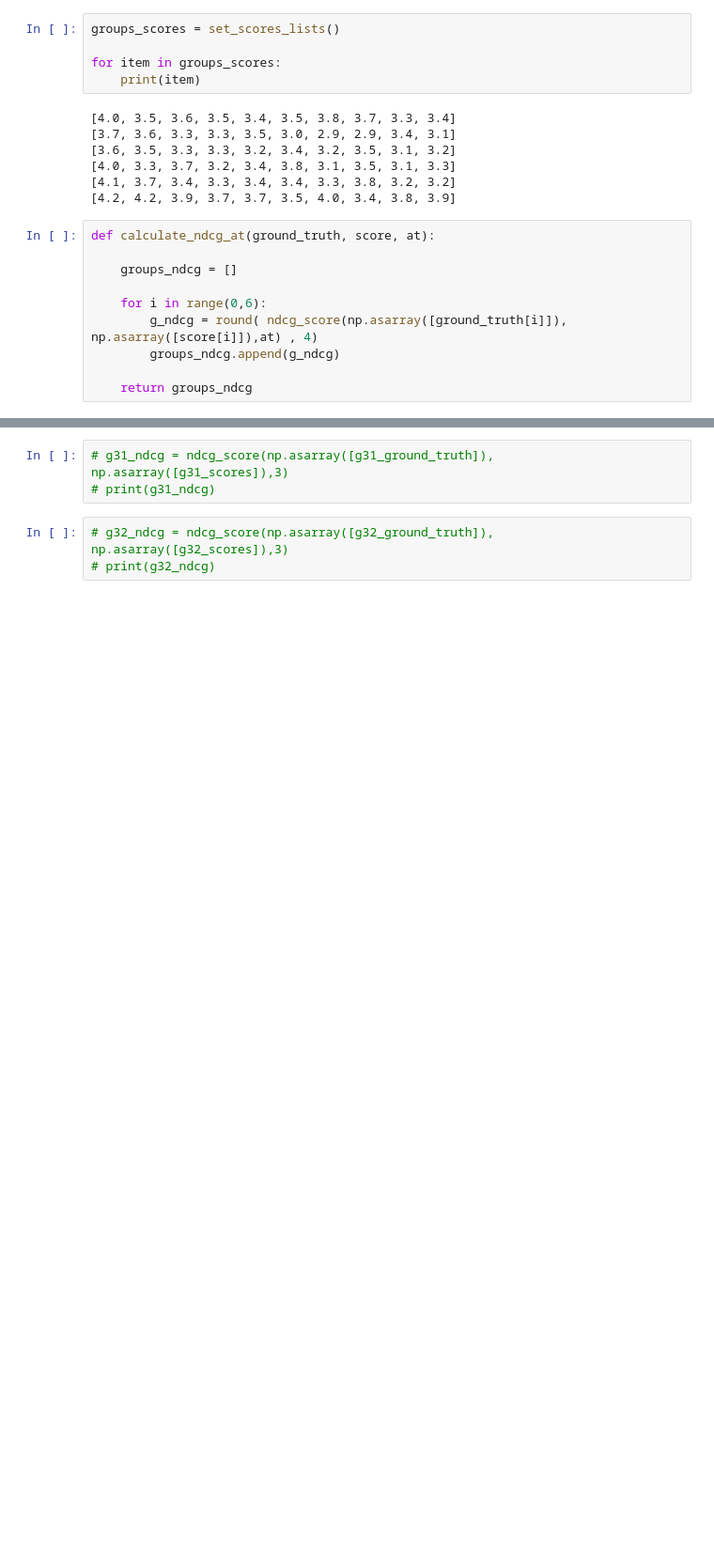
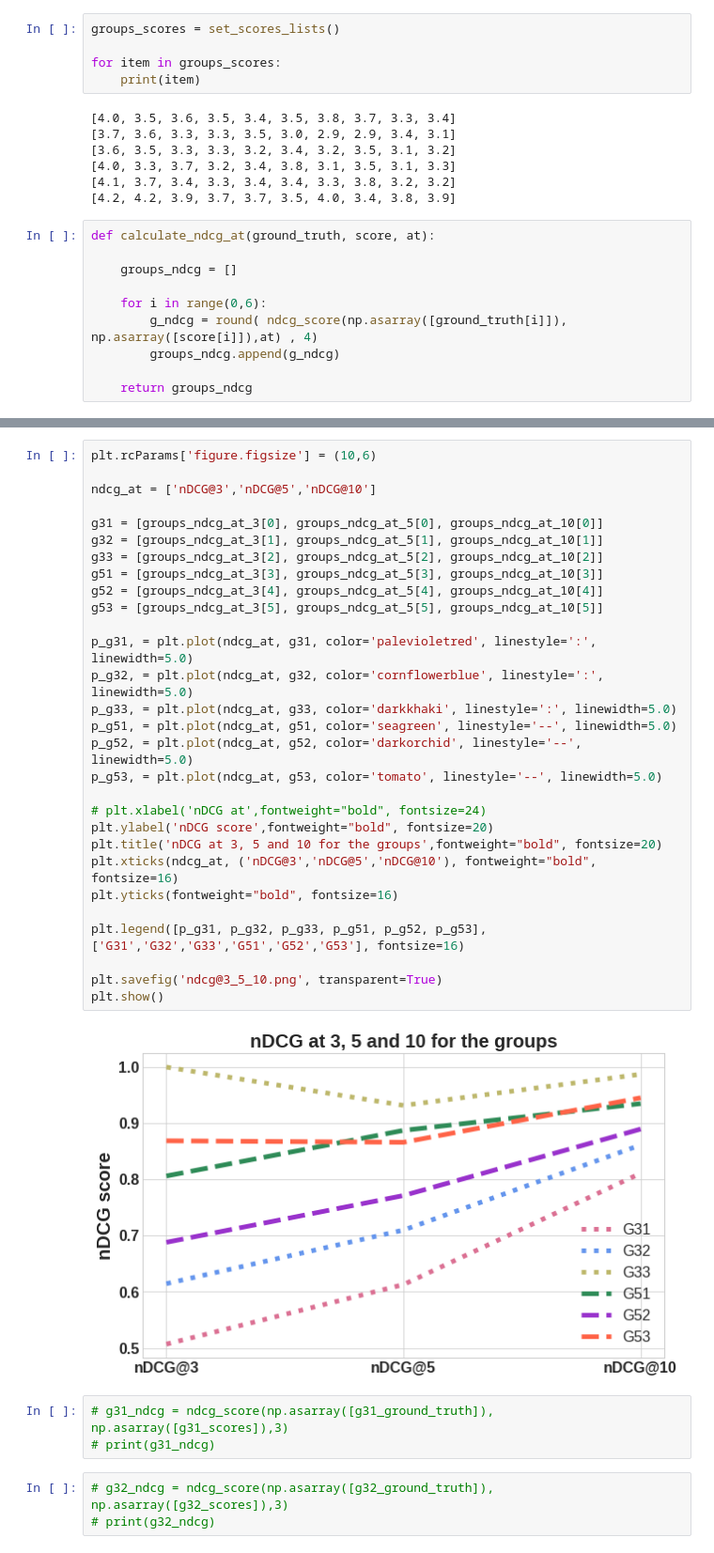
Before and after one commit to amandachagas/surprise-test, a Jupyter notebook: notebooks/Online Experiment Results.ipynb, the cells around one changed output, grey strips where cells are left out. Shown: that part at 94% size. Cells and saved outputs as stored; diff of their text form; blank space fills up the shorter version.

```diff
--- a/notebooks/Online Experiment Results.ipynb
+++ b/notebooks/Online Experiment Results.ipynb
@@ -108,3 +144,34 @@ calculate_ndcg_at(groups_ground_truth, groups_scores, 10)
+# %%
+plt.rcParams['figure.figsize'] = (10,6)
+
+ndcg_at = ['nDCG@3','nDCG@5','nDCG@10']
+
+g31 = [groups_ndcg_at_3[0], groups_ndcg_at_5[0], groups_ndcg_at_10[0]]
+g32 = [groups_ndcg_at_3[1], groups_ndcg_at_5[1], groups_ndcg_at_10[1]]
+g33 = [groups_ndcg_at_3[2], groups_ndcg_at_5[2], groups_ndcg_at_10[2]]
+g51 = [groups_ndcg_at_3[3], groups_ndcg_at_5[3], groups_ndcg_at_10[3]]
+g52 = [groups_ndcg_at_3[4], groups_ndcg_at_5[4], groups_ndcg_at_10[4]]
+g53 = [groups_ndcg_at_3[5], groups_ndcg_at_5[5], groups_ndcg_at_10[5]]
+
+p_g31, = plt.plot(ndcg_at, g31, color='palevioletred', linestyle=':', linewidth=5.0)
+p_g32, = plt.plot(ndcg_at, g32, color='cornflowerblue', linestyle=':', linewidth=5.0)
+p_g33, = plt.plot(ndcg_at, g33, color='darkkhaki', linestyle=':', linewidth=5.0)
+p_g51, = plt.plot(ndcg_at, g51, color='seagreen', linestyle='--', linewidth=5.0)
+p_g52, = plt.plot(ndcg_at, g52, color='darkorchid', linestyle='--', linewidth=5.0)
+p_g53, = plt.plot(ndcg_at, g53, color='tomato', linestyle='--', linewidth=5.0)
+
+# plt.xlabel('nDCG at',fontweight="bold", fontsize=24)
+plt.ylabel('nDCG score',fontweight="bold", fontsize=20)
+plt.title('nDCG at 3, 5 and 10 for the groups',fontweight="bold", fontsize=20)
+plt.xticks(ndcg_at, ('nDCG@3','nDCG@5','nDCG@10'), fontweight="bold", fontsize=16)
+plt.yticks(fontweight="bold", fontsize=16)
+
+plt.legend([p_g31, p_g32, p_g33, p_g51, p_g52, p_g53],['G31','G32','G33','G51','G52','G53'], fontsize=16)
+
+plt.savefig('ndcg@3_5_10.png', transparent=True)
+plt.show()
+# %% [output]
+[figure, added]
 # %%
 # g31_ndcg = ndcg_score(np.asarray([g31_ground_truth]), np.asarray([g31_scores]),3)
 # print(g31_ndcg)
```
Also changed, not shown: parts of 12 cells of this notebook, 4 other files.
